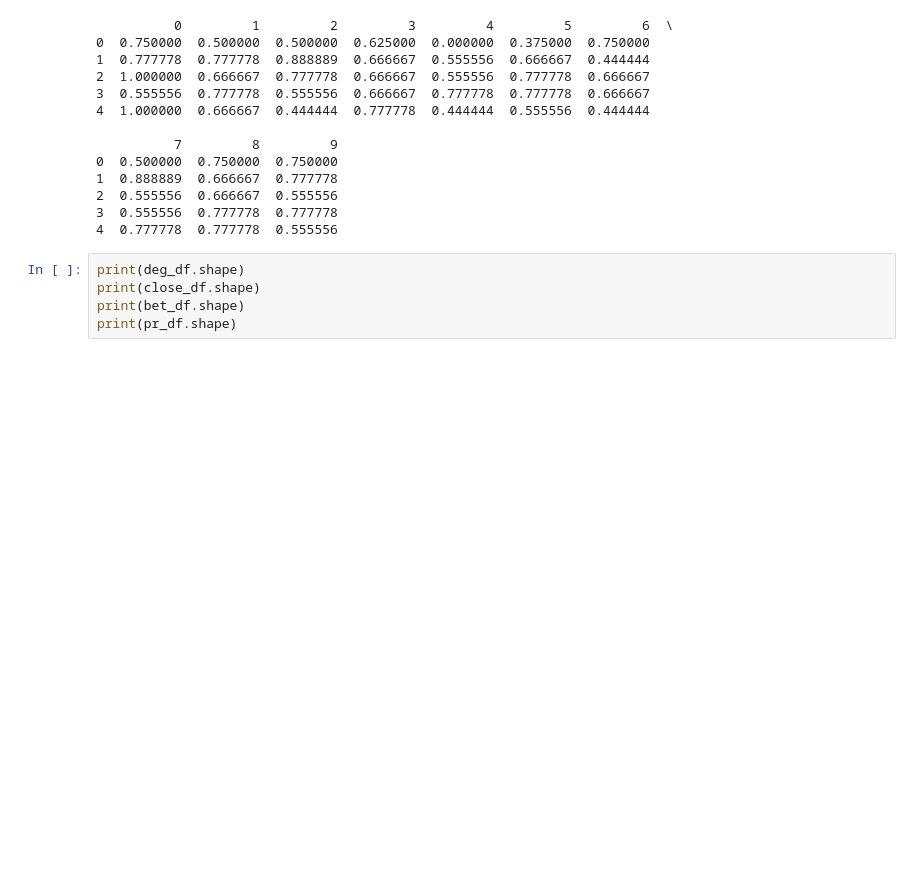
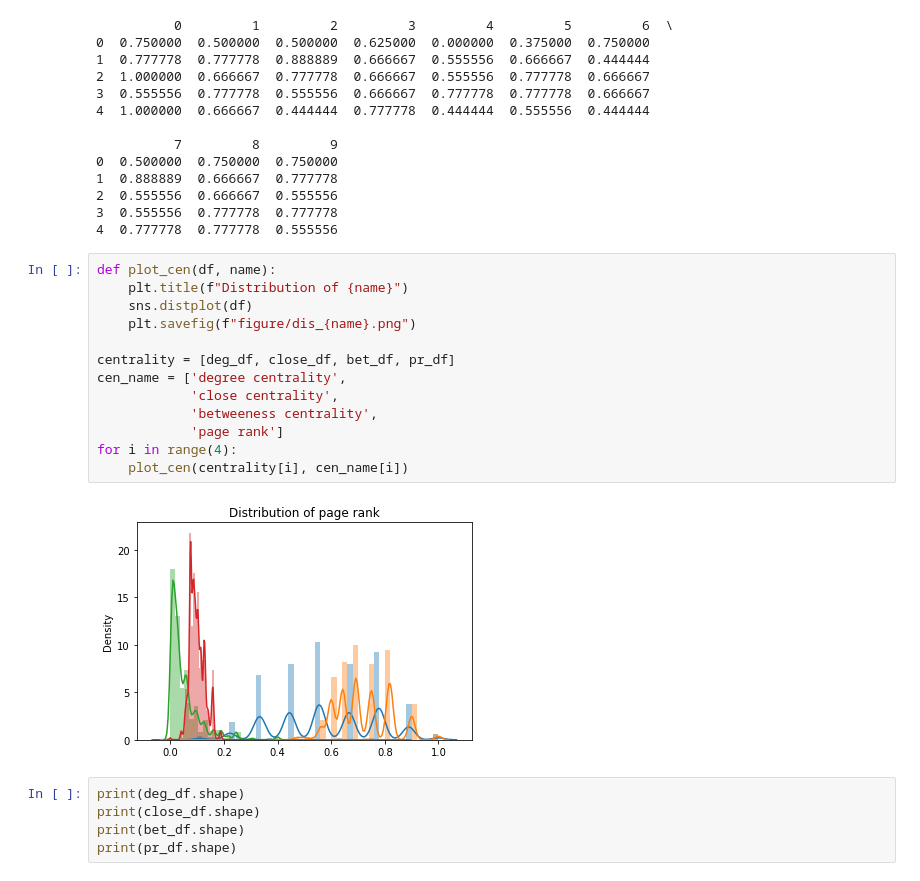
Before and after one commit to ginagigo123/INSA-Project, a Jupyter notebook: subgroup_analysis.ipynb, the cells around one changed output. Cells and saved outputs as stored; diff of their text form; blank space fills up the shorter version.

```diff
--- a/subgroup_analysis.ipynb
+++ b/subgroup_analysis.ipynb
@@ -208,6 +226,21 @@ print(deg_df.head(5))
 2  0.555556  0.666667  0.555556
 3  0.555556  0.777778  0.777778
 4  0.777778  0.777778  0.555556
+# %%
+def plot_cen(df, name):
+    plt.title(f"Distribution of {name}")
+    sns.distplot(df)
+    plt.savefig(f"figure/dis_{name}.png")
+
+centrality = [deg_df, close_df, bet_df, pr_df]
+cen_name = ['degree centrality',
+            'close centrality',
+            'betweeness centrality',
+            'page rank']
+for i in range(4):
+    plot_cen(centrality[i], cen_name[i])
+# %% [output]
+[figure, added]
 # %%
 print(deg_df.shape)
 print(close_df.shape)
```
Also changed, not shown: parts of 9 cells of this notebook, 2 other files.
